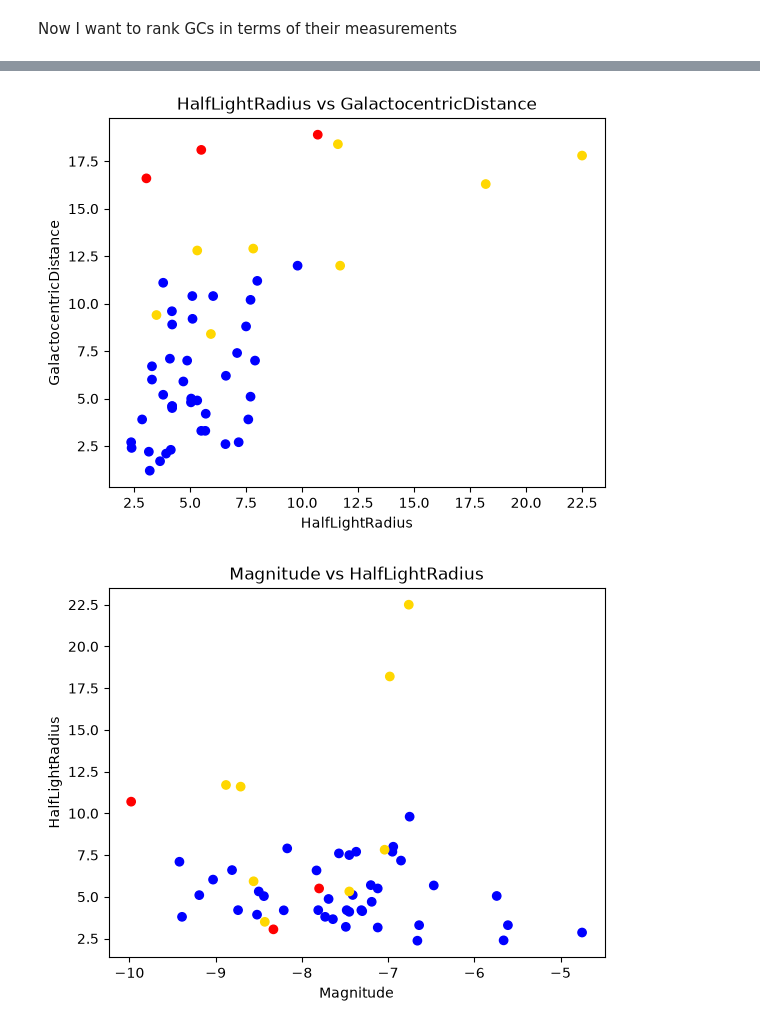
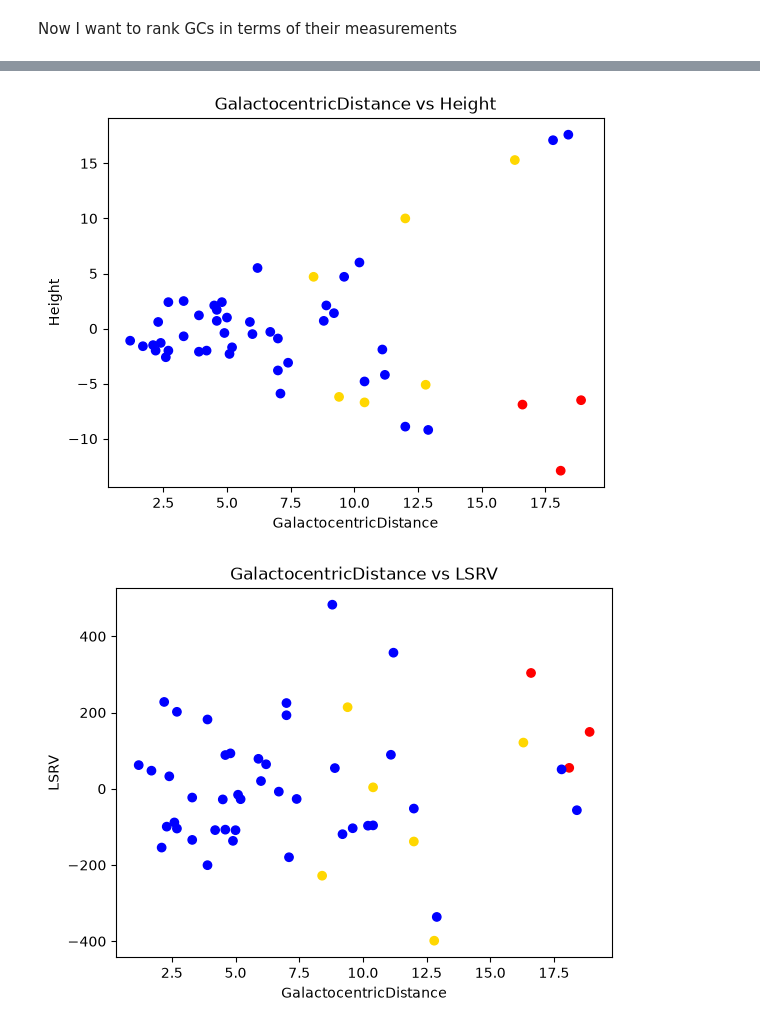
Before and after one commit to matilda-2116/3116_assignment_AshtonMatildaVix, a Jupyter notebook: HarrisPartI.ipynb, the cells around one changed output, grey strips where cells are left out. Cells and saved outputs as stored; diff of their text form; code cells hidden in the pictures.

```diff
--- a/HarrisPartI.ipynb
+++ b/HarrisPartI.ipynb
@@ -329,13 +329,13 @@ for index, item in enumerate(GCHeights):
         print('Name =', GCIdentification, ' - Category = Disk', ' - Height(kpc) =', item, ' - Index =', index + 1, ' - Weighting = ', AccretedWeighting[GCIdentification])
         DiskGCHeights.append(item)
         DiskGCIndexes.append(index)
-    elif np.abs(item) < 8:
-        AccretedWeighting[GCIdentification] += 1
+    elif np.abs(item) < 6:
+        AccretedWeighting[GCIdentification] += 2
         print('Name =', GCIdentification, ' - Category = Mixed', ' - Height(kpc) =', item, ' - Index =', index + 1, ' - Weighting = ', AccretedWeighting[GCIdentification])
         MixedHeightGCs.append(item)
         MixedHeightGCIndexes.append(index)
     else:
-        AccretedWeighting[GCIdentification] += 3
+        AccretedWeighting[GCIdentification] += 4
         print('Name =', GCIdentification, ' - Category = High', ' - Height(kpc) =', item, ' - Index =', index + 1, ' - Weighting = ', AccretedWeighting[GCIdentification])
         HighGCHeights.append(item)
         HighGCIndexes.append(index)
@@ -419,12 +372,12 @@ GCMetallicity = MergedDataArray[:,29]
 for index, item in enumerate(GCMetallicity):
     GCIdentification = MergedDataArray[index,0]
     if -2.5 < item < -1.01:
-        AccretedWeighting[GCIdentification] += 3
+        AccretedWeighting[GCIdentification] += 5
         print('Name =', GCIdentification, ' - Category = Metal Poor', ' - Metallicity =', item, ' - Index =', index + 1, ' - Weighting = ', AccretedWeighting[GCIdentification])
         MetalPoorGCs.append(item)
         MetalPoorGCIndexes.append(index)
     elif item > -1.0:
-        AccretedWeighting[GCIdentification] += 1
+        AccretedWeighting[GCIdentification] += 2
         print('Name =', GCIdentification, ' - Category = Metal Rich', ' - Metallicity =', item, ' - Index =', index + 1, ' - Weighting = ', AccretedWeighting[GCIdentification])
         MetalRichGCS.append(item)
         MetalRichGCIndexes.append(index)
@@ -560,7 +419,7 @@ for index, item in enumerate(GCLSRVelocity):
         SlowGCs.append(item)
         SlowGCIndex.append(index)
     elif np.abs(item) > 200:
-        AccretedWeighting[GCIdentification] += 3
+        AccretedWeighting[GCIdentification] += 2
         print('Name =', GCIdentification, ' - Category = Fast', ' - LSR Velocity =', item, ' - Index =', index + 1, ' - Weighting = ', AccretedWeighting[GCIdentification])
         QuickGCs.append(item)
         QuickGCIndex.append(index)
@@ -597,5 +456,5 @@ for GCIdentification, score in AccretedRanking:
 
 AccretedGCs = ['NGC6715', 'NGC1851', 'NGC1261']
 
-MaybeAccretedGCs = ['NGC362', 'NGC6981', 'NGC5272', 'NGC5466', 'NGC5024', 'NGC5053', 'NGC6934', 'NGC6205']
+MaybeAccretedGCs = ['NGC362', 'NGC1261','NGC5272','NGC6934','NGC5466','NGC6205','NGC7089']
 # %% [output]
@@ -632,27 +491,15 @@ plt.ylabel("Age")
 plt.title("Metallicity vs Age")
 plt.show()
 
-plt.scatter(HalfLightRadius, GalactocentricDistance, c=colour)
-plt.xlabel("HalfLightRadius")
-plt.ylabel("GalactocentricDistance")
-plt.title("HalfLightRadius vs GalactocentricDistance")
-plt.show()
-
-plt.scatter(Magnitude, HalfLightRadius, c=colour)
-plt.xlabel("Magnitude")
-plt.ylabel("HalfLightRadius")
-plt.title("Magnitude vs HalfLightRadius")
-plt.show()
-
 plt.scatter(GalactocentricDistance, Height, c=colour)
 plt.xlabel("GalactocentricDistance")
 plt.ylabel("Height")
 plt.title("GalactocentricDistance vs Height")
 plt.show()
 
-plt.scatter(HBType, Metallicity, c=colour)
-plt.xlabel("HBType")
-plt.ylabel("Metallicity")
-plt.title("HBType vs Metallicity")
+plt.scatter(GalactocentricDistance, LSRVelocity, c=colour)
+plt.xlabel("GalactocentricDistance")
+plt.ylabel("LSRV")
+plt.title("GalactocentricDistance vs LSRV")
 plt.show()
 # %% [output]
@@ -660,2 +507,2 @@ plt.show()
-[figure, old version]
+[figure, new version]
-[figure, old version]
+[figure, new version]
```
Also changed, not shown: parts of 10 cells of this notebook.
